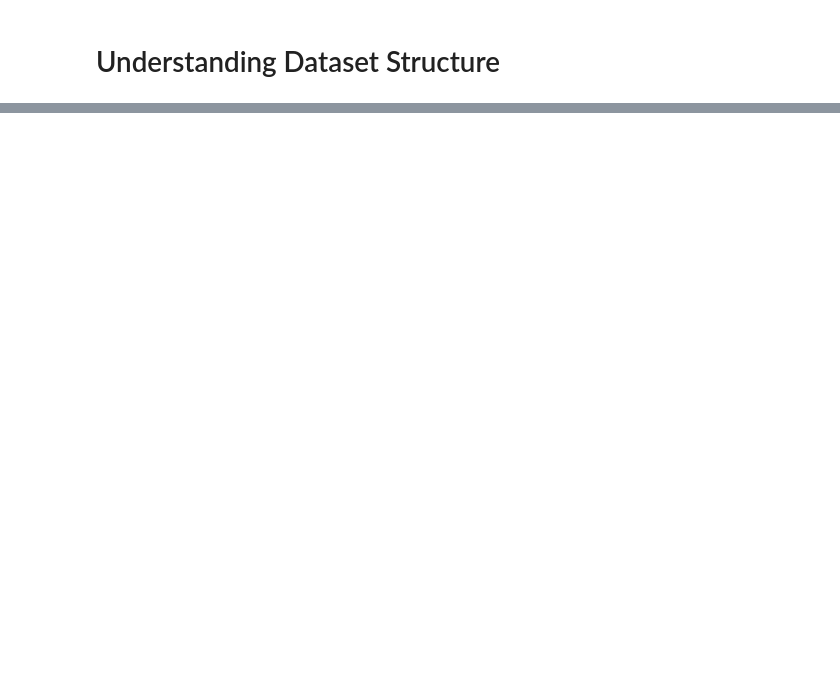
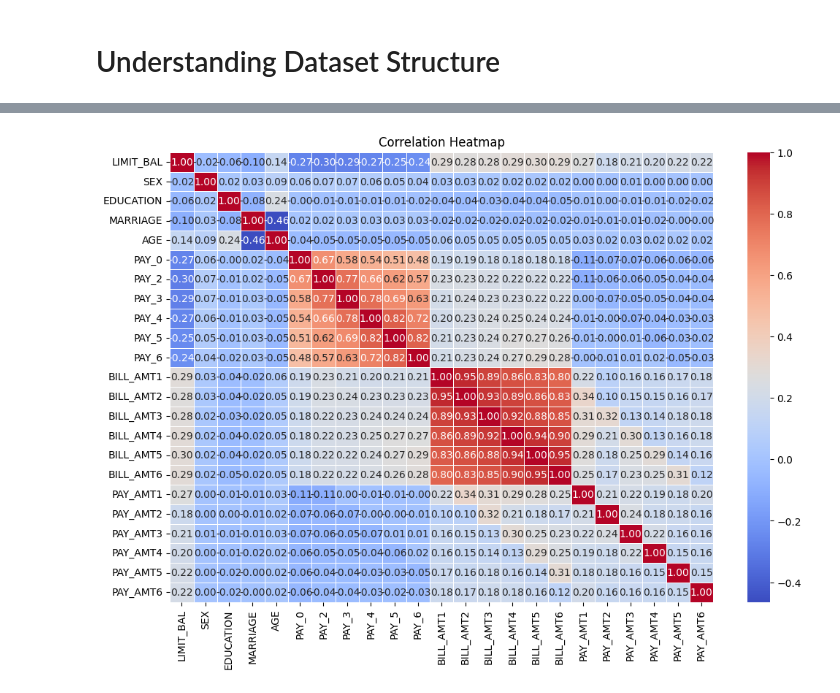
Before and after one commit to PhilipTimothe/Loan-Default-Risk-Analysis, a Jupyter notebook: notebooks/exlporatory_data_analysis.ipynb, the cells around one changed output, grey strips where cells are left out. Drawn from its saved outputs; the diff is of its cells as text; code cells hidden in the pictures; blank space fills up the shorter version.

```diff
--- a/notebooks/exlporatory_data_analysis.ipynb
+++ b/notebooks/exlporatory_data_analysis.ipynb
@@ -103,3 +141,7 @@ df.drop_duplicates(inplace=True)
+# %%
+# Capping extreme outliers
+df = df[df['AGE'] < 100]  # Remove unrealistic ages
+df['PAY_AMT1'] = df['PAY_AMT1'].clip(upper=df['PAY_AMT1'].quantile(0.99))  # Cap payments at 99th percentile
 # %% [markdown]
 # Understanding Dataset Structure
 # %%
@@ -136,3 +158,0 @@ dtype: object
-# %%
-# df.fillna(df.mean(), inplace=True)
-df.dropna(inplace=True)
@@ -138,0 +172,8 @@ df.dropna(inplace=True)
+# %%
+# Visualize Correlation Between Features
+plt.figure(figsize=(12,8))
+sns.heatmap(df.corr(), annot=True, cmap='coolwarm', fmt=".2f", linewidths=0.5)
+plt.title("Correlation Heatmap")
+plt.show()
+# %% [output]
+[figure, added]
```
Also changed, not shown: parts of 14 cells of this notebook, 1 other file.
